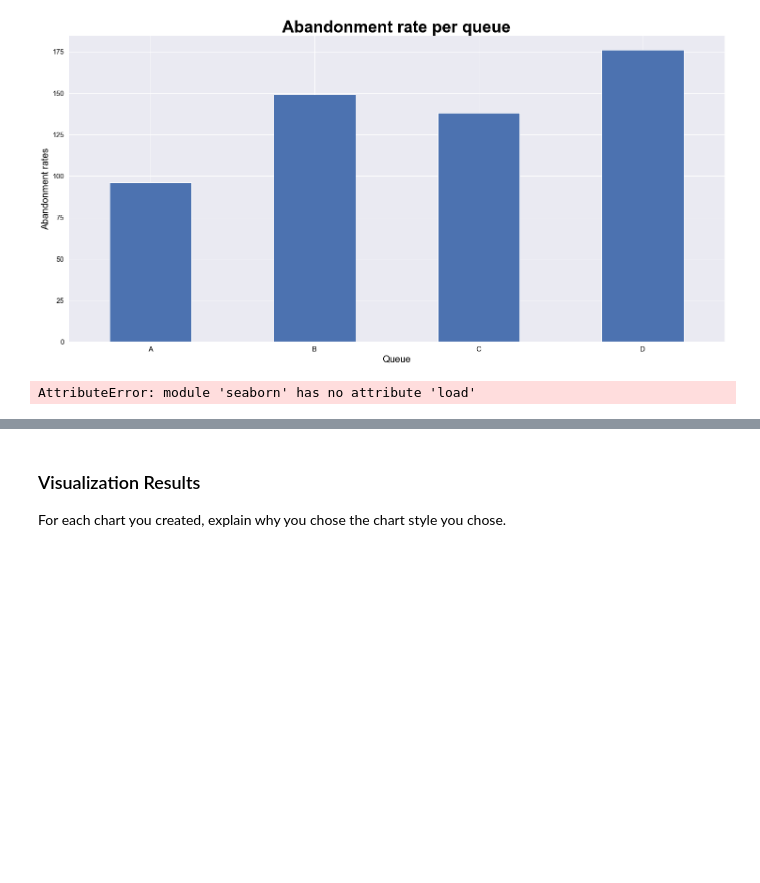
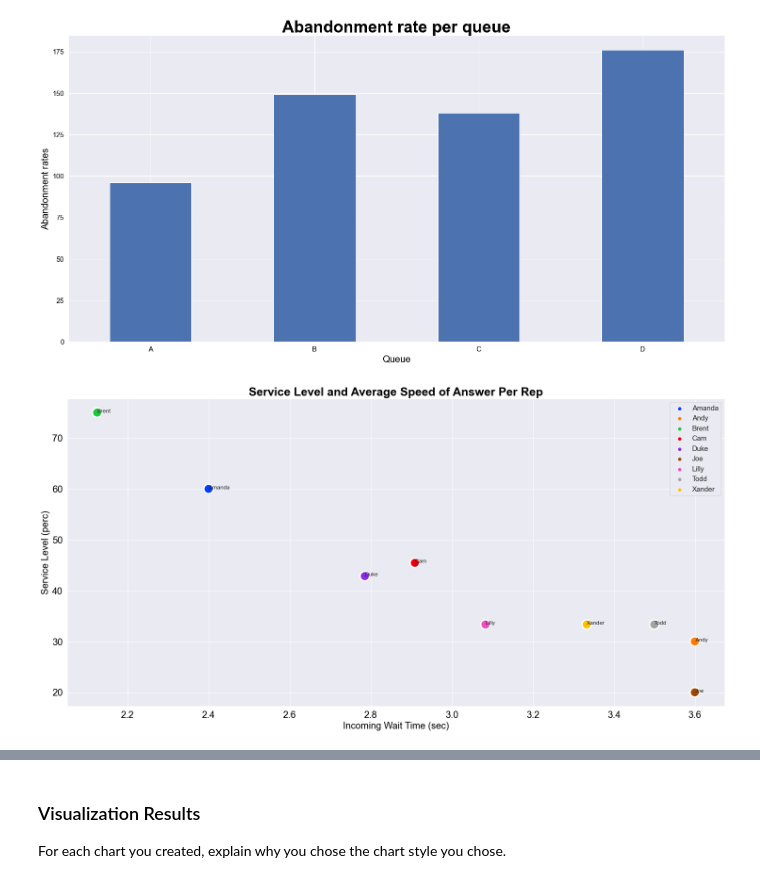
Before and after one commit to evaladhani/call-center-cleanup-assignment, a Jupyter notebook: Call Center Cleanup.ipynb, the cells around one changed output, grey strips where cells are left out. Cells and saved outputs as stored; diff of their text form; code cells hidden in the pictures; blank space fills up the shorter version.

```diff
--- a/Call Center Cleanup.ipynb
+++ b/Call Center Cleanup.ipynb
@@ -416,80 +416,50 @@ plt.show()
 [figure]
 # %%
 # Create visualization 2 here
-# 2. What is the service level and average speed of answer per each rep?
-
-# north_plt contains the data you need for the average speed of answer of each rep
-
-#north_plt = north.groupby("Rep ID")["Incoming Wait Time"].mean().to_frame().reset_index()
-
-# Finding each Rep's Personal Service Level Percentage.  Basically, Calls within 2 secs / total calls
-
-# Table 1: Total Incoming calls less than 2 seconds grouped by Rep
-#quick_calls = north[north["Incoming Wait Time"] <= 2.0]
-#quick_reps = quick_calls[["Rep ID", "Calls"]]
-#quick_stats = quick_reps.groupby(["Rep ID"]).sum()  # Final Table
-
-
-# Table 2: Total Incoming Calls Only grouped by Rep
-#total_calls_in = north[north["Incoming or Outgoing"] == "Incoming"]
-#rep_calls = total_calls_in[["Rep ID", "Calls"]]
-#total_stats = rep_calls.groupby(["Rep ID"]).sum() # Final Table
-
-#  Table 3: Service Level Percentage created via merge
-#service_level = pd.merge(quick_stats, total_stats, on="Rep ID")
-
-# Create Percentage Column in Table 3
-#service_level["Service Level %"] = service_level["Calls_x"]/service_level["Calls_y"] * 100
-
-
-
+# 2. What is the service level (percentage) and average speed of answer (sec) per each rep?
 
 north_plt = updated_ndf.groupby("Rep ID")["Incoming Wait Time"].mean().to_frame().reset_index()
 # Finding each Rep's Personal Service Level Percentage. Basically, Calls within 2 secs / total calls
+# north_plt shows us average speed of answer using Incoming Wait Time
 
 # Table 1: Total Incoming calls less than 2 seconds grouped by Rep
 quick_calls = updated_ndf[updated_ndf["Incoming Wait Time"] <= 2.0]
 quick_reps = quick_calls[["Rep ID", "Calls"]]
 quick_stats = quick_reps.groupby(["Rep ID"]).sum()  # Final Table
-
+# quick_stats tells us calls per rep that were 2 sec or less with two columns - Rep ID and Calls
 
 # Table 2: Total Incoming Calls Only grouped by Rep
 total_calls_in = updated_ndf[updated_ndf["Incoming or Outgoing"] == "Incoming"]
+# total_calls_in shows us all incoming calls by Rep
 rep_calls = total_calls_in[["Rep ID", "Calls"]]
 total_stats = rep_calls.groupby(["Rep ID"]).sum() # Final Table
+# total_stats shows us TOTAL incoming calls by rep
 
 #  Table 3: Service Level Percentage created via merge
 service_level = pd.merge(quick_stats, total_stats, on="Rep ID")
+# service_level shows us calls per rep that were 2 sec or less + ALL call per rep
 
 # Create Percentage Column in Table 3
 service_level["Service Level %"] = service_level["Calls_x"]/service_level["Calls_y"] * 100
+# service_level shows us the percentage of total calls by rep that were Incoming
 
+final_eff_df = pd.merge(north_plt, service_level, on = 'Rep ID')
+final_eff_df = final_eff_df.drop(['Calls_x', 'Calls_y'], axis = 1)
+annotations = list(final_eff_df['Rep ID'])
+for i, label in enumerate(annotations):
+    plt.annotate(label, (final_eff_df["Incoming Wait Time"][i], final_eff_df["Service Level %"][i]))
 
-#Scatter Plot
-
-#df_iris = sb.load_dataset('ndf')
-
-#sb.scatterplot(data = updated_ndf, x = 'service_level', y = 'north_plt', s = 200, linewidth = 3, edgecolor = 'Red')
-#plt.title('Service Level and Average Speed of Answer Per Rep', color = 'black', fontsize = 18)
-#plt.savefig('scatter.png')
-
-
-df_north = sb.load.dataset('updated_ndf')
-
-sb.scatterplot(x = "north_plt", y = 'service_level', data=df_north)
+sb.scatterplot(data = final_eff_df, x = 'Incoming Wait Time', y = 'Service Level %', s = 400, hue = 'Rep ID', linewidth = 3, palette = 'bright')
+plt.title('Service Level and Average Speed of Answer Per Rep', color = 'black', fontsize = 25, fontweight = 'bold')
+plt.xlabel('Incoming Wait Time (sec)', color = 'black', fontsize = 20)
+plt.ylabel('Service Level (perc)', color = 'black', fontsize = 20)
+plt.legend(fontsize = 15)
+plt.xticks(color = 'black', fontsize = 20)
+plt.yticks(color = 'black', fontsize = 20)
+plt.savefig('scatter_north.png')
 
 plt.show()
-
-#sns.scatterplot(data=tips, x="total_bill", y="tip", hue="time")
-
-#df_iris = sb.load_dataset('iris')
-
-#sb.scatterplot('sepal_length','sepal_width', data = df_iris, s = 200, linewidth = 3, edgecolor = 'Red')
-#plt.title('Scatter Plot sample', color = 'black', fontsize = 18)
-#plt.savefig('scatter.png')
-
-#plt.show()
 # %% [output]
-AttributeError: module 'seaborn' has no attribute 'load'
+[figure, added]
 # %%
 updated_ndf
```
Also changed, not shown: parts of 2 cells of this notebook, 5 other files.
